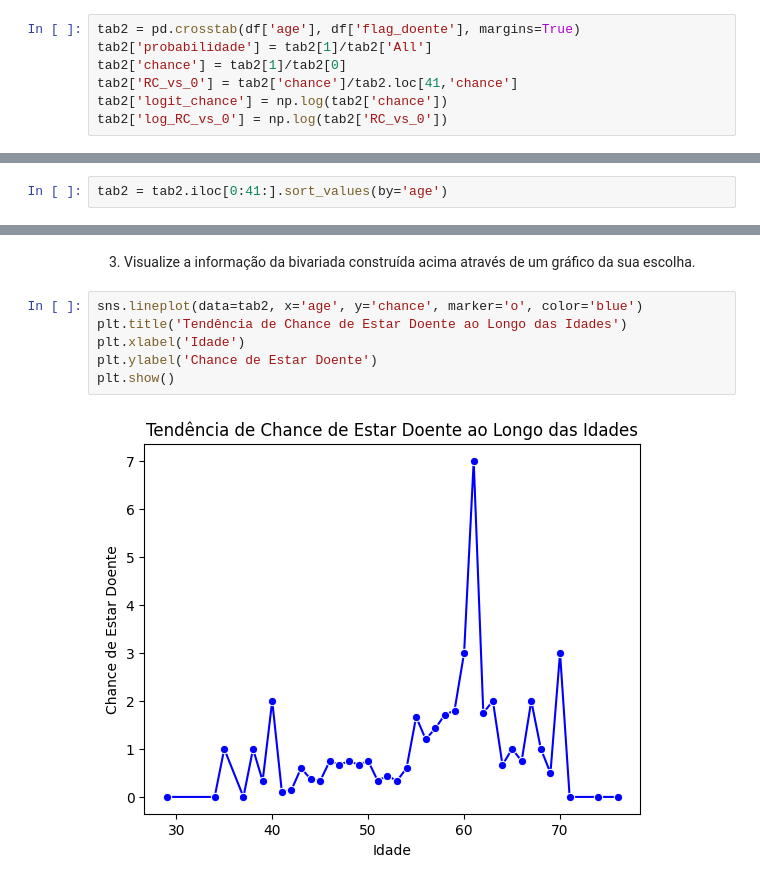
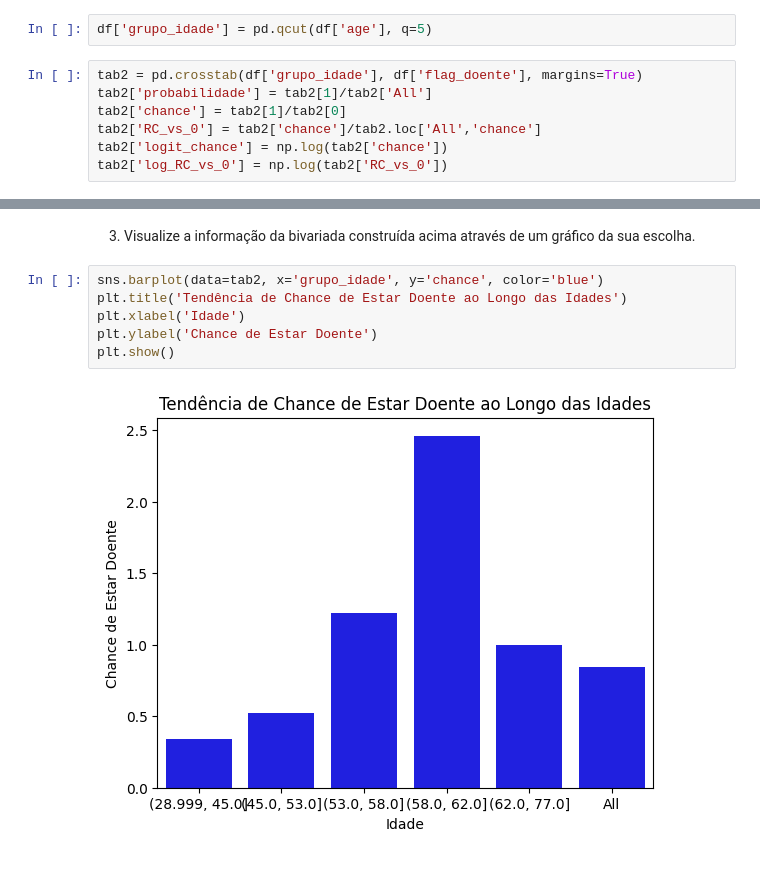
Before and after one commit to emanoeldlugo/Cientista-de-dados-EBAC, a Jupyter notebook: Módulo 18 - Tarefa 1.ipynb, the cells around one changed output, grey strips where cells are left out. Cells and saved outputs as stored; diff of their text form.

````diff
--- a/Módulo 18 - Tarefa 1.ipynb
+++ b/Módulo 18 - Tarefa 1.ipynb
@@ -100,14 +100,14 @@ tab
 - Categorize a variável em 5 grupos
 - Calcule as mesmas quantidades calculadas no execício anterior
 - Calcule também o valor médio da variável ```age```
+# %%
+df['grupo_idade'] = pd.qcut(df['age'], q=5)
 # %%
-tab2 = pd.crosstab(df['age'], df['flag_doente'], margins=True)
+tab2 = pd.crosstab(df['grupo_idade'], df['flag_doente'], margins=True)
 tab2['probabilidade'] = tab2[1]/tab2['All']
 tab2['chance'] = tab2[1]/tab2[0]
-tab2['RC_vs_0'] = tab2['chance']/tab2.loc[41,'chance']
+tab2['RC_vs_0'] = tab2['chance']/tab2.loc['All','chance']
 tab2['logit_chance'] = np.log(tab2['chance'])
 tab2['log_RC_vs_0'] = np.log(tab2['RC_vs_0'])
 # %%
 tab2.reset_index(inplace=True)
-# %%
-tab2 = tab2.iloc[0:41:].sort_values(by='age')
@@ -114,10 +124,10 @@ tab2 = tab2.iloc[0:41:].sort_values(by='age')
 # %% [markdown]
 3. Visualize a informação da bivariada construída acima através de um gráfico da sua escolha.
 # %%
-sns.lineplot(data=tab2, x='age', y='chance', marker='o', color='blue')
+sns.barplot(data=tab2, x='grupo_idade', y='chance', color='blue')
 plt.title('Tendência de Chance de Estar Doente ao Longo das Idades')
 plt.xlabel('Idade')
 plt.ylabel('Chance de Estar Doente')
 plt.show()
 # %% [output]
-[figure, old version]
+[figure, new version]
````
Also changed, not shown: parts of 2 cells of this notebook.
